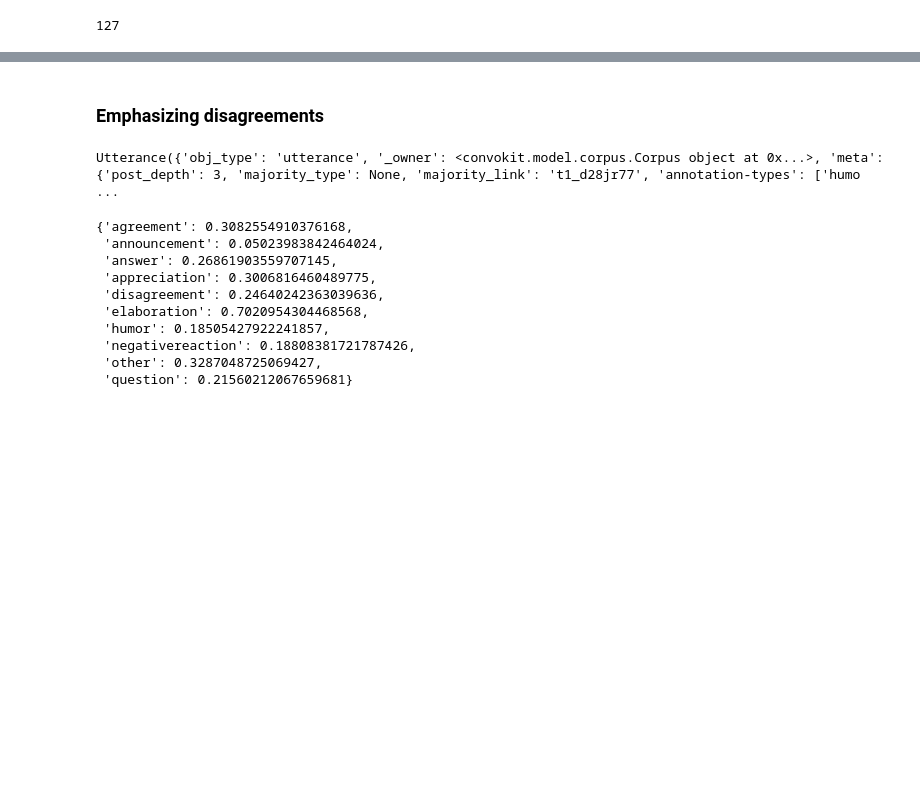
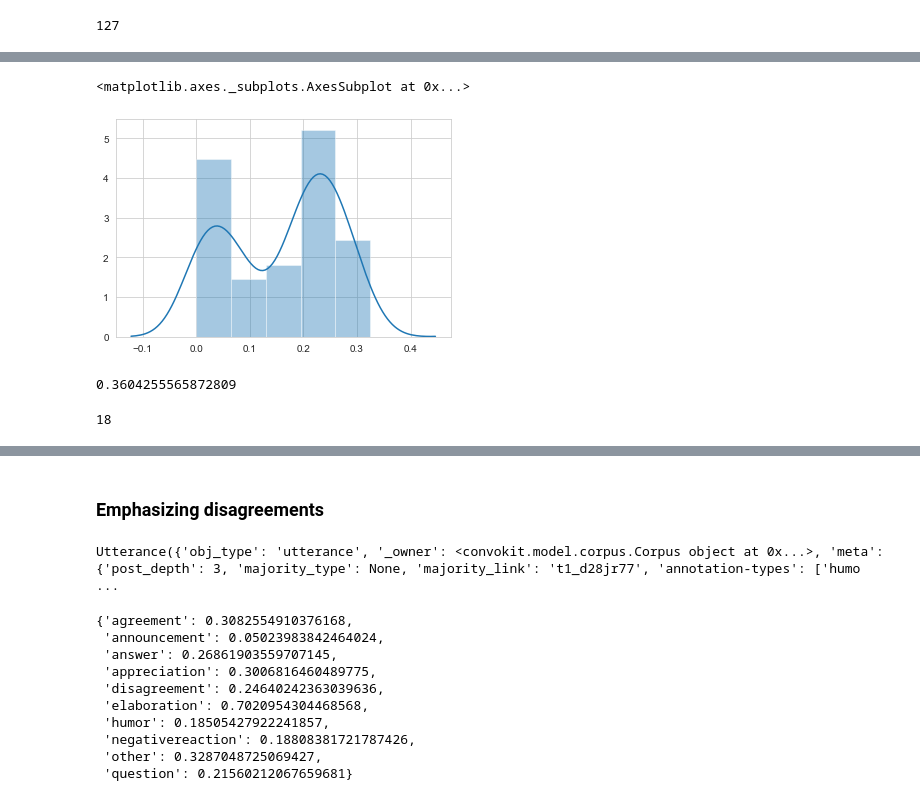
Before and after one commit to rgangela99/Cornell-Conversational-Analysis-Toolkit, a Jupyter notebook: convokit/tensor_decomposer/experiments/coarse-discourse-constraining-startendpts.ipynb, the cells around one changed output, grey strips where cells are left out. Saved outputs shown, nothing was run; the diff lists cells and outputs as text; code cells hidden in the pictures; blank space fills up the shorter version.

```diff
--- a/convokit/tensor_decomposer/experiments/coarse-discourse-constraining-startendpts.ipynb
+++ b/convokit/tensor_decomposer/experiments/coarse-discourse-constraining-startendpts.ipynb
@@ -61,0 +70,5 @@ Directory already exists. Exiting summarize()
+# %%
+sns.distplot(td_disgmt.factors[1][:, 2])
+# %% [output]
+<matplotlib.axes._subplots.AxesSubplot at 0x...>
+[figure, added]
@@ -61,0 +79,4 @@ Directory already exists. Exiting summarize()
+# %%
+arr0[27]
+# %% [output]
+0.3604255565872809
@@ -61,0 +88,5 @@ Directory already exists. Exiting summarize()
+# %%
+# appears in all three
+len(arr0_top & arr1_top & arr2_top)
+# %% [output]
+18
```
Also changed, not shown: parts of 14 cells of this notebook, 12 other files.
